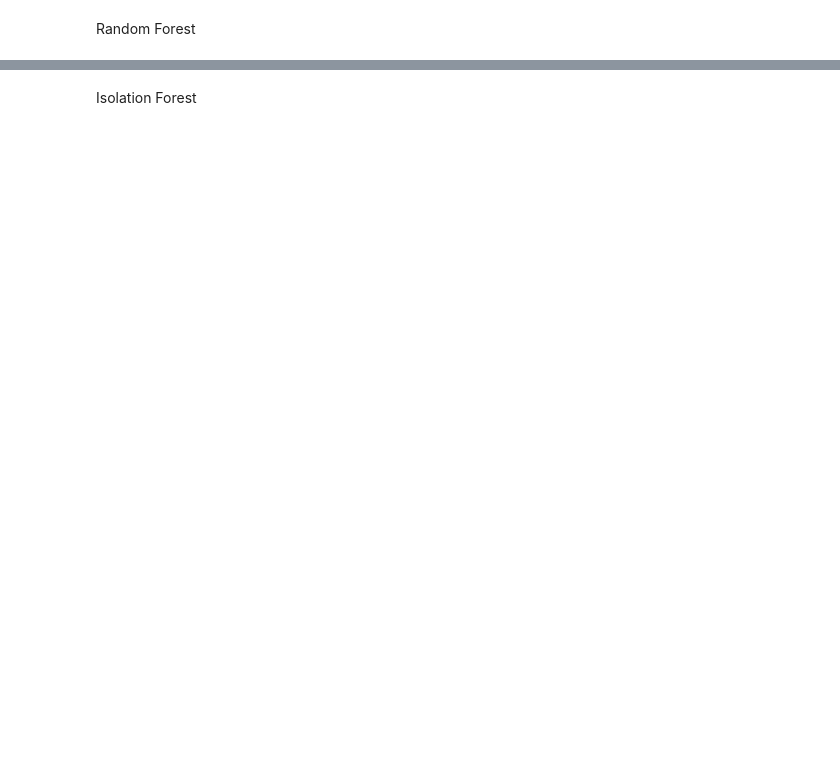
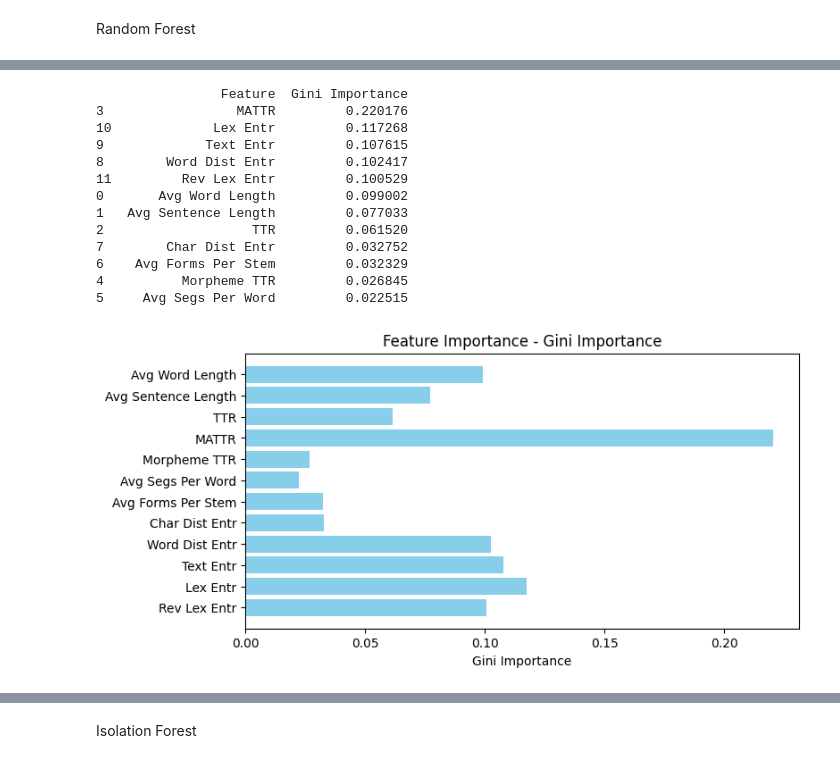
Before and after one commit to kirbergerconnor/iscl-thesis, a Jupyter notebook: classification.ipynb, the cells around one changed output, grey strips where cells are left out. Drawn from its saved outputs; the diff is of its cells as text; code cells hidden in the pictures; blank space fills up the shorter version.

```diff
--- a/classification.ipynb
+++ b/classification.ipynb
@@ -471,0 +432,28 @@ Feature Importances: [0.07176794 0.11529727 0.06169929 0.26500725 0.03518273 0.0
+# %%
+# Plotting feature importance for Finetuned RandomForest (refer to https://www.geeksforgeeks.org/feature-importance-with-random-forests/)
+
+importances = best_rf.feature_importances_
+feature_imp_df = pd.DataFrame({'Feature': data.columns[2:].values, 'Gini Importance': importances}).sort_values('Gini Importance', ascending=False)
+print(feature_imp_df)
+
+plt.figure(figsize=(8, 4))
+plt.barh(data.columns[2:].values, importances, color='skyblue')
+plt.xlabel('Gini Importance')
+plt.title('Feature Importance - Gini Importance')
+plt.gca().invert_yaxis()
+plt.show()
+# %% [output]
+                Feature  Gini Importance
+3                 MATTR         0.220176
+10             Lex Entr         0.117268
+9             Text Entr         0.107615
+8        Word Dist Entr         0.102417
+11         Rev Lex Entr         0.100529
+0       Avg Word Length         0.099002
+1   Avg Sentence Length         0.077033
+2                   TTR         0.061520
+7        Char Dist Entr         0.032752
+6    Avg Forms Per Stem         0.032329
+4          Morpheme TTR         0.026845
+5     Avg Segs Per Word         0.022515
+[figure, added]
```
Also changed, not shown: parts of 17 cells of this notebook, 6 other files.
